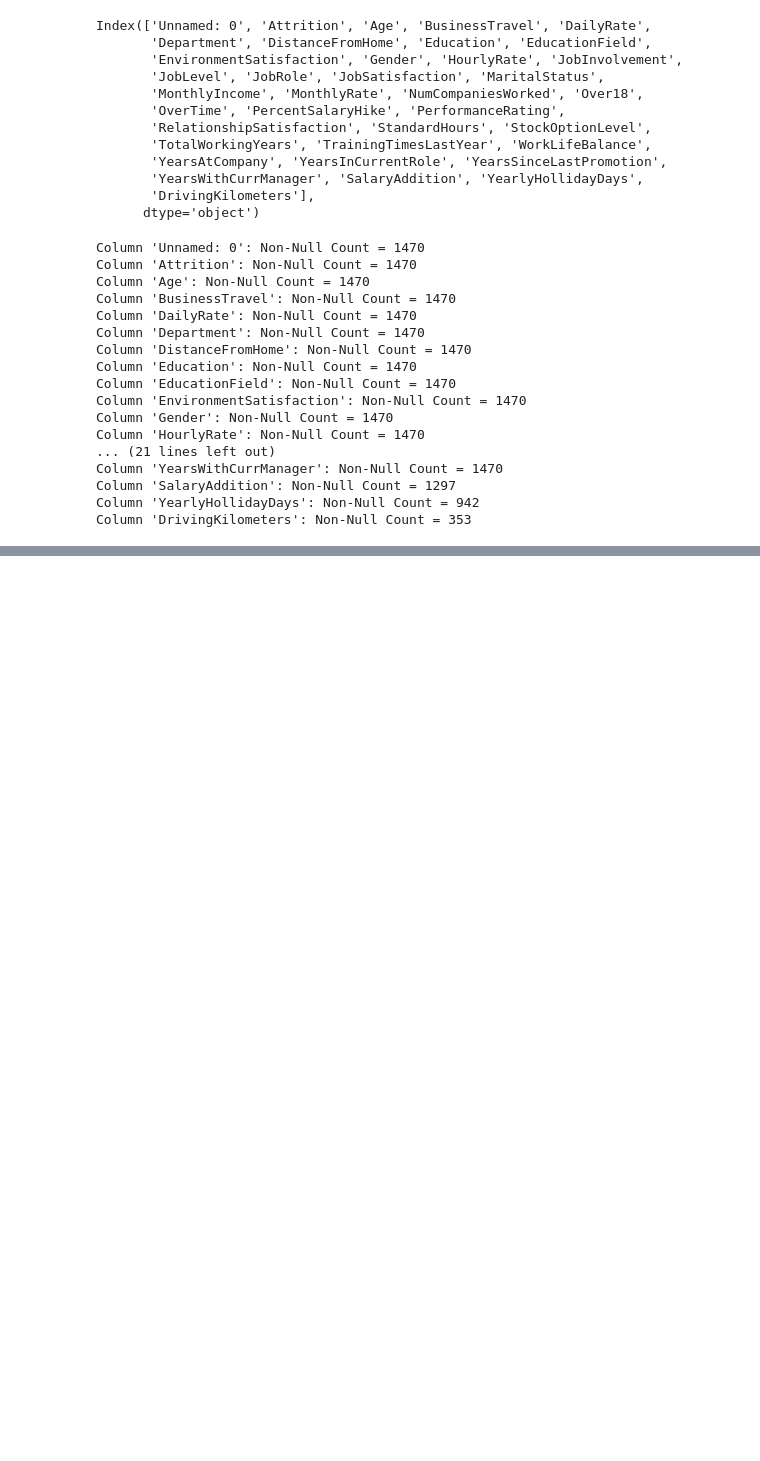
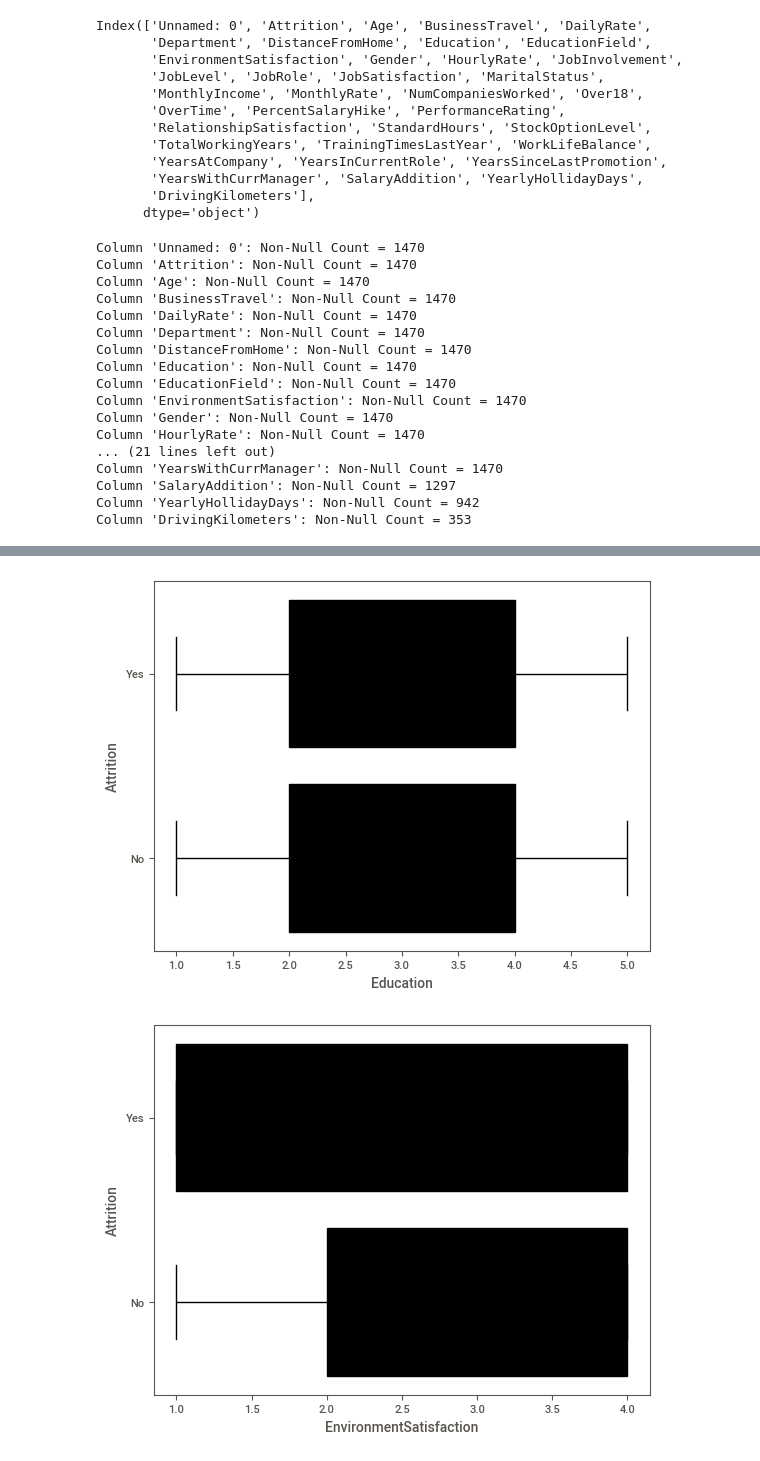
Before and after one commit to Qossai/EDA-Analysis, a Jupyter notebook: Exercice_1_EDA_and_Data_Cleansing.ipynb, the cells around one changed output, grey strips where cells are left out. Drawn from its saved outputs; the diff is of its cells as text; code cells hidden in the pictures; blank space fills up the shorter version.

```diff
--- a/Exercice_1_EDA_and_Data_Cleansing.ipynb
+++ b/Exercice_1_EDA_and_Data_Cleansing.ipynb
@@ -183,0 +227,10 @@ for column in categorical_nominal_columns:
+# %%
+categorical_ordinal = ['Education', 'EnvironmentSatisfaction', 'JobInvolvement', 'JobLevel', 'JobSatisfaction', 'RelationshipSatisfaction', 'StockOptionLevel']
+#For categorical-ordinal variables, I willuse box plots
+
+for column in categorical_ordinal:
+  sns.boxplot(data = df, color = "black", x = column,y = "Attrition", order= df[column].unique().sort())
+  plt.show()
+# %% [output]
+[figure, added]
+[figure, added]
```
Also changed, not shown: parts of 11 cells of this notebook.
